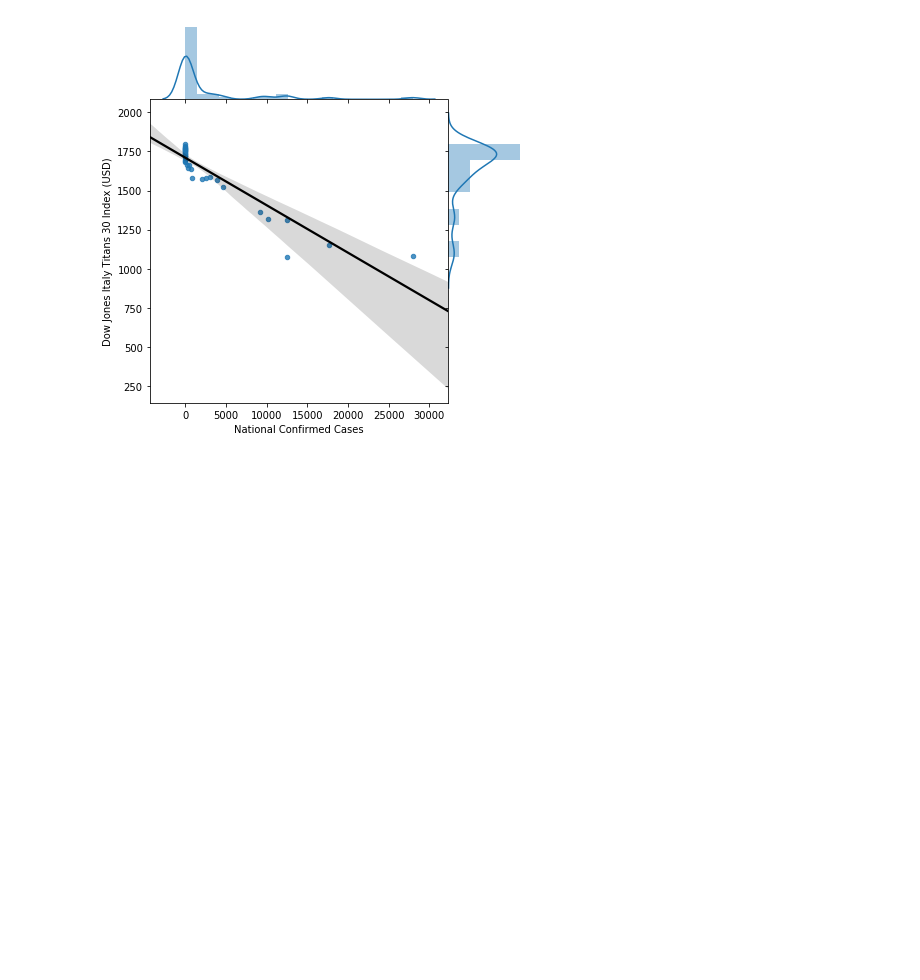
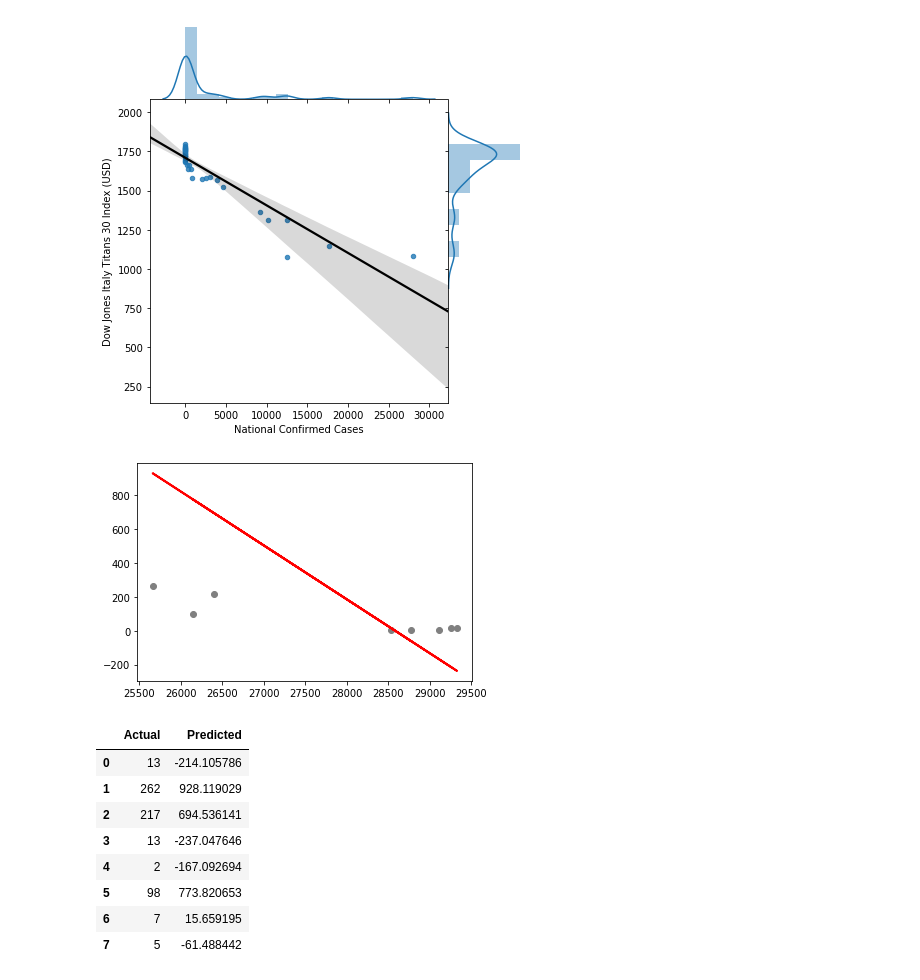
Before and after one commit to Robtaddeo/Coronadex, a Jupyter notebook: djia.ipynb, the cells around one changed output. Saved outputs shown, nothing was run; the diff lists cells and outputs as text; code cells hidden in the pictures; blank space fills up the shorter version.

Commit message:
Update djia.ipynb
Created Linear Regression Model

```diff
--- a/djia.ipynb
+++ b/djia.ipynb
@@ -343,3 +343,36 @@ sns.jointplot(
 );
 # %% [output]
 [figure]
+# %%
+# Next we move to the predictive modeling portion of this project. First let's import our libraries
+import seaborn as seabornInstance
+from sklearn.model_selection import train_test_split
+from sklearn.linear_model import LinearRegression
+from sklearn import metrics
+
+# We will begin by first using a linear regression model (it is obvious that the models do not have strictly linear correlations so we are not doing this for accuracy just out of curiosity)
+y_US=result_US["National Confirmed Cases"].values.reshape(-1,1)
+x_US=result_US["^DJI Average"].values.reshape(-1,1)
+x_train_US,x_test_US,y_train_US,y_test_US=train_test_split(x_US,y_US,test_size=0.2)
+
+regressor = LinearRegression()
+regressor.fit(x_train_US, y_train_US)
+
+y_pred_US = regressor.predict(x_test_US)
+plt.scatter(x_test_US, y_test_US,  color='gray')
+plt.plot(x_test_US, y_pred_US, color='red', linewidth=2)
+plt.show()
+
+df = pd.DataFrame({'Actual': y_test_US.flatten(), 'Predicted': y_pred_US.flatten()})
+df
+# %% [output]
+[figure, added]
+|  | Actual | Predicted |
+| 0 | 13 | -214.105786 |
+| 1 | 262 | 928.119029 |
+| 2 | 217 | 694.536141 |
+| 3 | 13 | -237.047646 |
+| 4 | 2 | -167.092694 |
+| 5 | 98 | 773.820653 |
+| 6 | 7 | 15.659195 |
+| 7 | 5 | -61.488442 |
```
Also changed, not shown: parts of 4 cells of this notebook.
